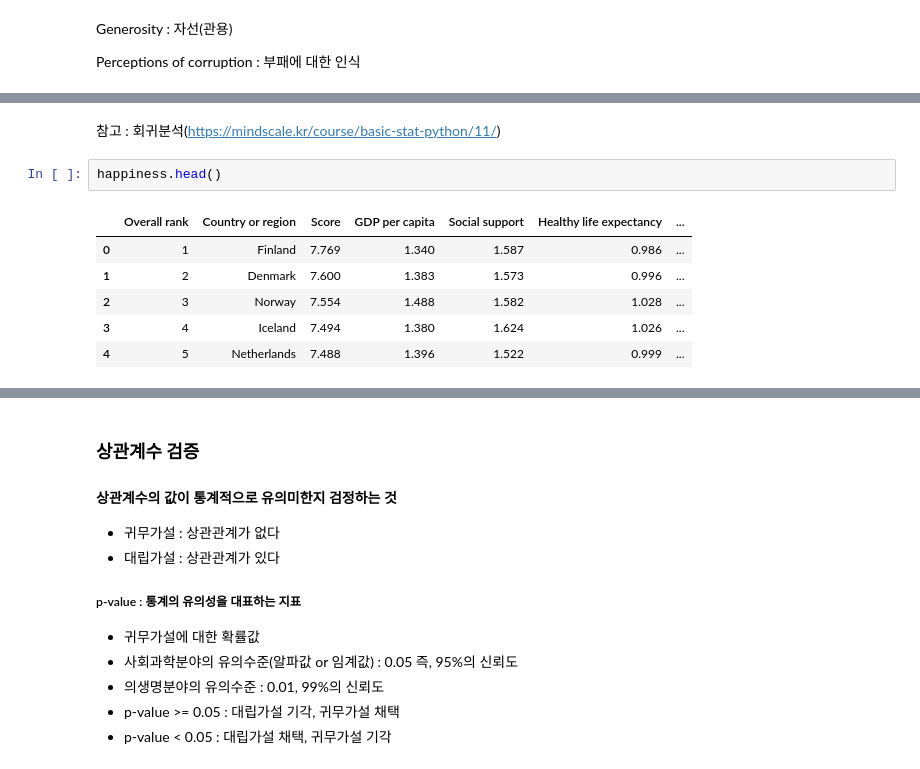
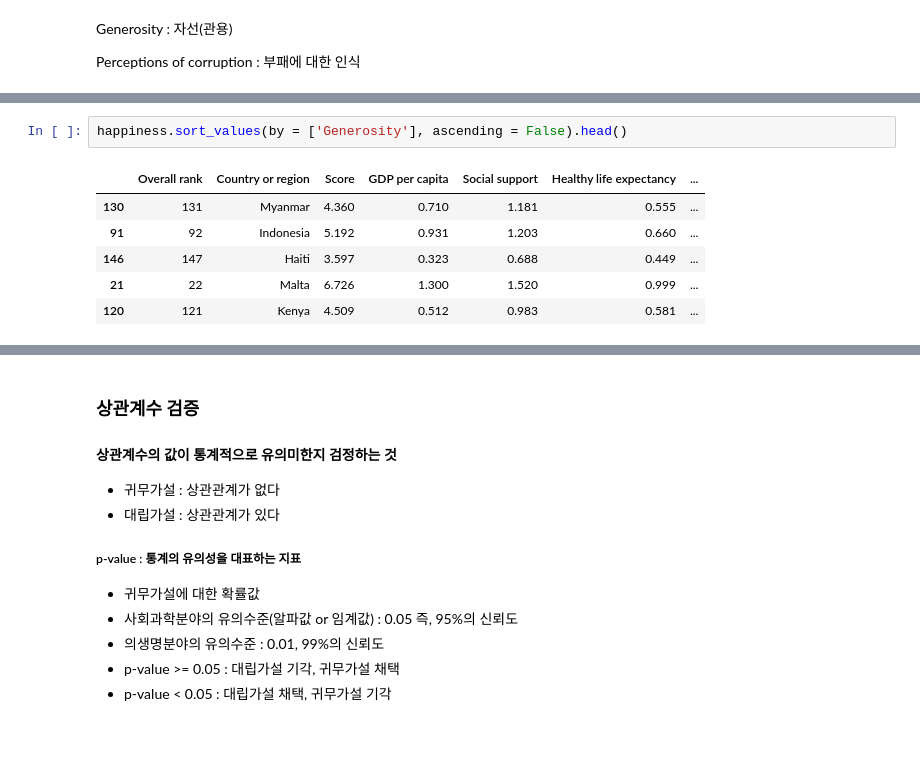
Before and after one commit to sohyeondian/Happiness, a Jupyter notebook: 01. Genorosity and Perceptions of corruption.ipynb, the cells around one changed output, grey strips where cells are left out. Drawn from its saved outputs; the diff is of its cells as text; blank space fills up the shorter version.

```diff
--- a/01. Genorosity and Perceptions of corruption.ipynb
+++ b/01. Genorosity and Perceptions of corruption.ipynb
@@ -54,11 +38,9 @@ Warnings:
-# %% [markdown]
-참고 : 회귀분석(https://mindscale.kr/course/basic-stat-python/11/)
-# %%
-happiness.head()
-# %% [output]
-|  | Overall rank | Country or region | Score | GDP per capita | Social support | Healthy life expectancy | ... |
-| 0 | 1 | Finland | 7.769 | 1.340 | 1.587 | 0.986 | ... |
-| 1 | 2 | Denmark | 7.600 | 1.383 | 1.573 | 0.996 | ... |
-| 2 | 3 | Norway | 7.554 | 1.488 | 1.582 | 1.028 | ... |
-| 3 | 4 | Iceland | 7.494 | 1.380 | 1.624 | 1.026 | ... |
-| 4 | 5 | Netherlands | 7.488 | 1.396 | 1.522 | 0.999 | ... |
+# %%
+happiness.sort_values(by = ['Generosity'], ascending = False).head()
+# %% [output]
+|  | Overall rank | Country or region | Score | GDP per capita | Social support | Healthy life expectancy | ... |
+| 130 | 131 | Myanmar | 4.360 | 0.710 | 1.181 | 0.555 | ... |
+| 91 | 92 | Indonesia | 5.192 | 0.931 | 1.203 | 0.660 | ... |
+| 146 | 147 | Haiti | 3.597 | 0.323 | 0.688 | 0.449 | ... |
+| 21 | 22 | Malta | 6.726 | 1.300 | 1.520 | 0.999 | ... |
+| 120 | 121 | Kenya | 4.509 | 0.512 | 0.983 | 0.581 | ... |
```
Also changed, not shown: parts of 10 cells of this notebook.
